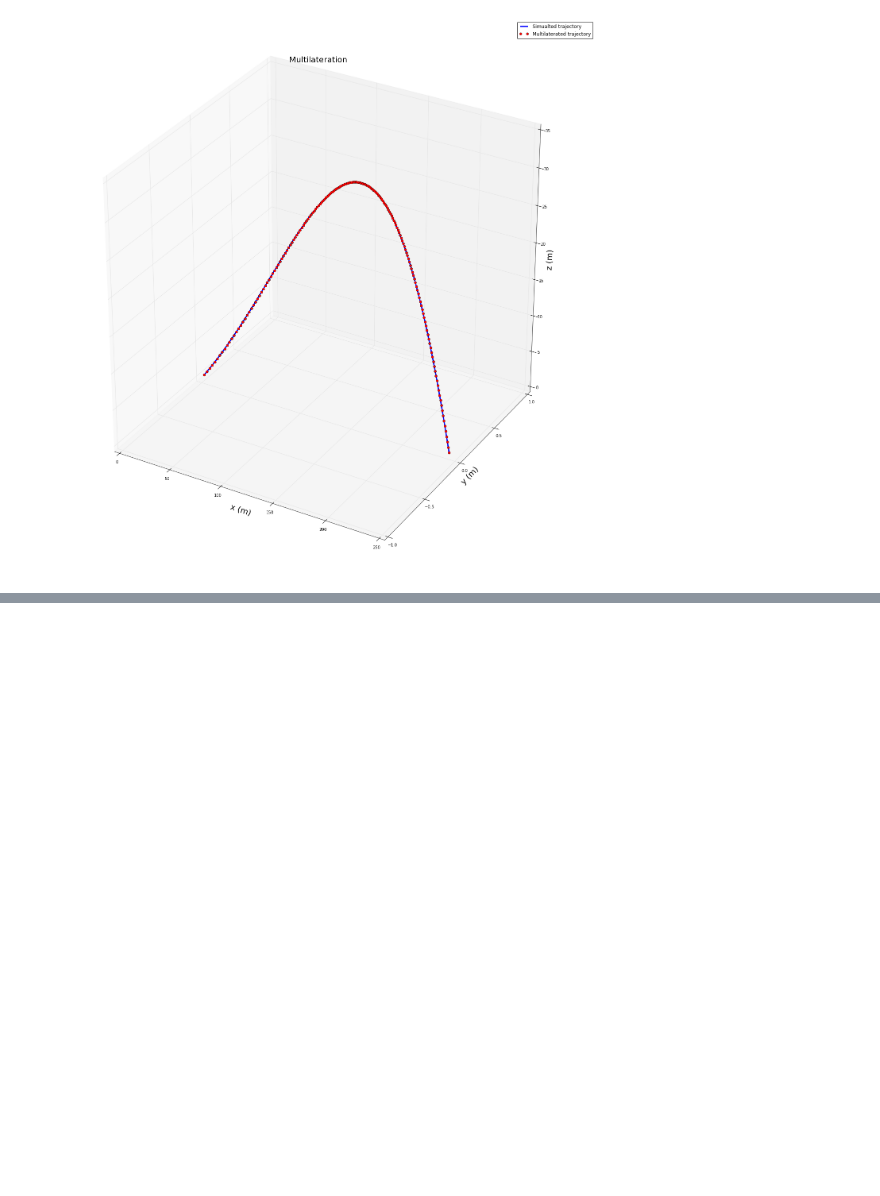
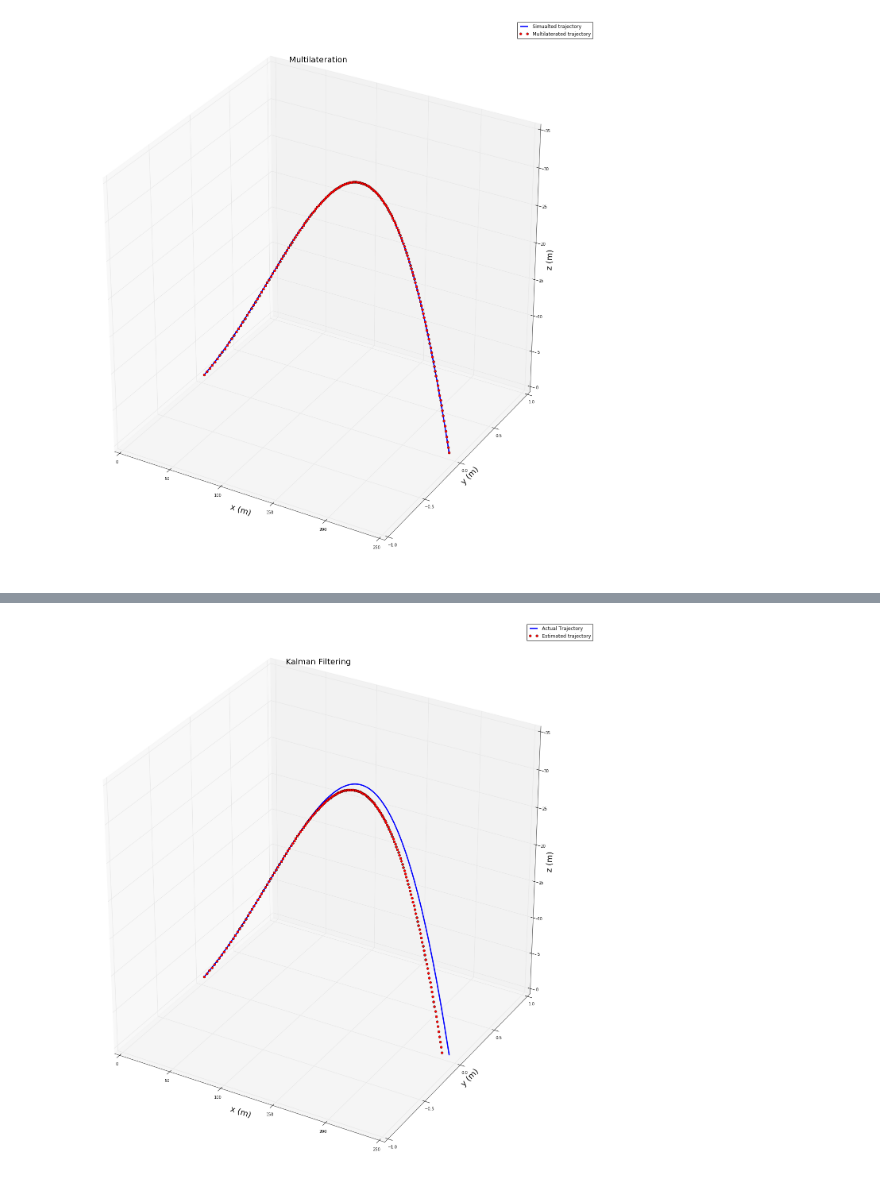
Before and after one commit to scjrobertson/xRange, a Jupyter notebook: kalman/kalman_filtering.ipynb, the cells around one changed output, grey strips where cells are left out. Drawn from its saved outputs; the diff is of its cells as text; code cells hidden in the pictures; blank space fills up the shorter version.

Commit message:
Implemented basic Kalman filter

```diff
--- a/kalman/kalman_filtering.ipynb
+++ b/kalman/kalman_filtering.ipynb
@@ -381,0 +408,32 @@ plt.show()
+# %%
+u_t = np.zeros((6, 1))
+u_t[4] = -0.5*g*(dt**2)
+u_t[5] = -g*dt
+# %%
+z_t = np.empty((M, N))
+
+z_t[:, [0, 2, 4]] = p_m
+z_t[:, [1, 3, 5]] = v_m
+# %%
+kf = KalmanFilter(A_t, B_t, C_t, R_t, Q_t, mu_0, sig_0)
+# %%
+mu_t = np.empty((M, N))
+
+for i in np.arange(0, M):
+    mu_t[i, :] = kf.step(u_t, z_t[i]).reshape((N, ))
+
+p_e = mu_t[:, [0, 2, 4]].reshape((M, 3))
+# %%
+fig  = plt.figure(figsize=(25, 25))
+ax = plt.axes(projection='3d')
+ax.plot(p[:, 0], p[:, 1], p[:, 2], linewidth=3.0)
+ax.plot(p_e[:, 0], p_e[:, 1], p_e[:, 2], 'or')
+ax.set_xlabel('x (m)', fontsize = '20')
+ax.set_ylabel('y (m)', fontsize = '20')
+ax.set_zlabel('z (m)', fontsize = '20')
+ax.set_title('Kalman Filtering', fontsize = '20')
+ax.set_ylim([-1, 1])
+ax.legend(['Actual Trajectory', 'Estimated trajectory'])
+plt.show()
+# %% [output]
+[figure, added]
```
Also changed, not shown: parts of 9 cells of this notebook, 4 other files.
